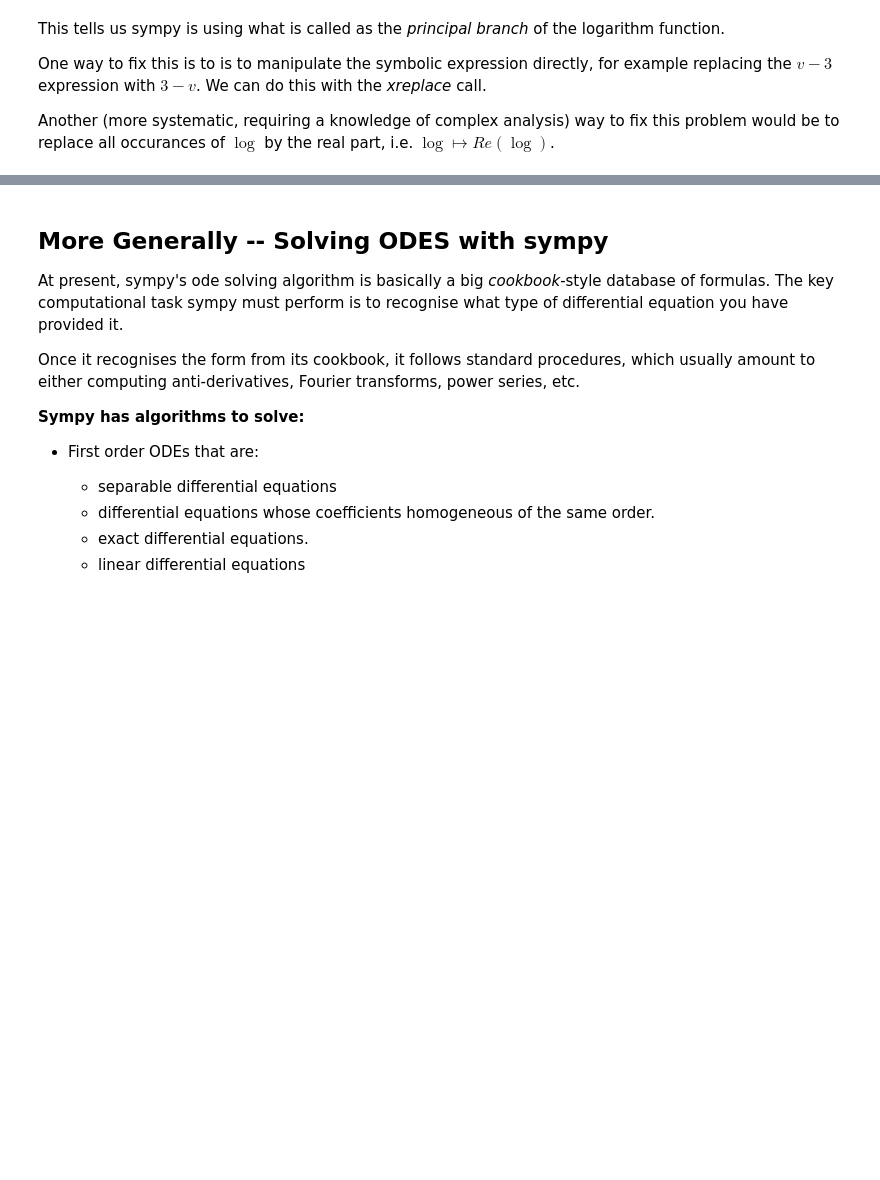
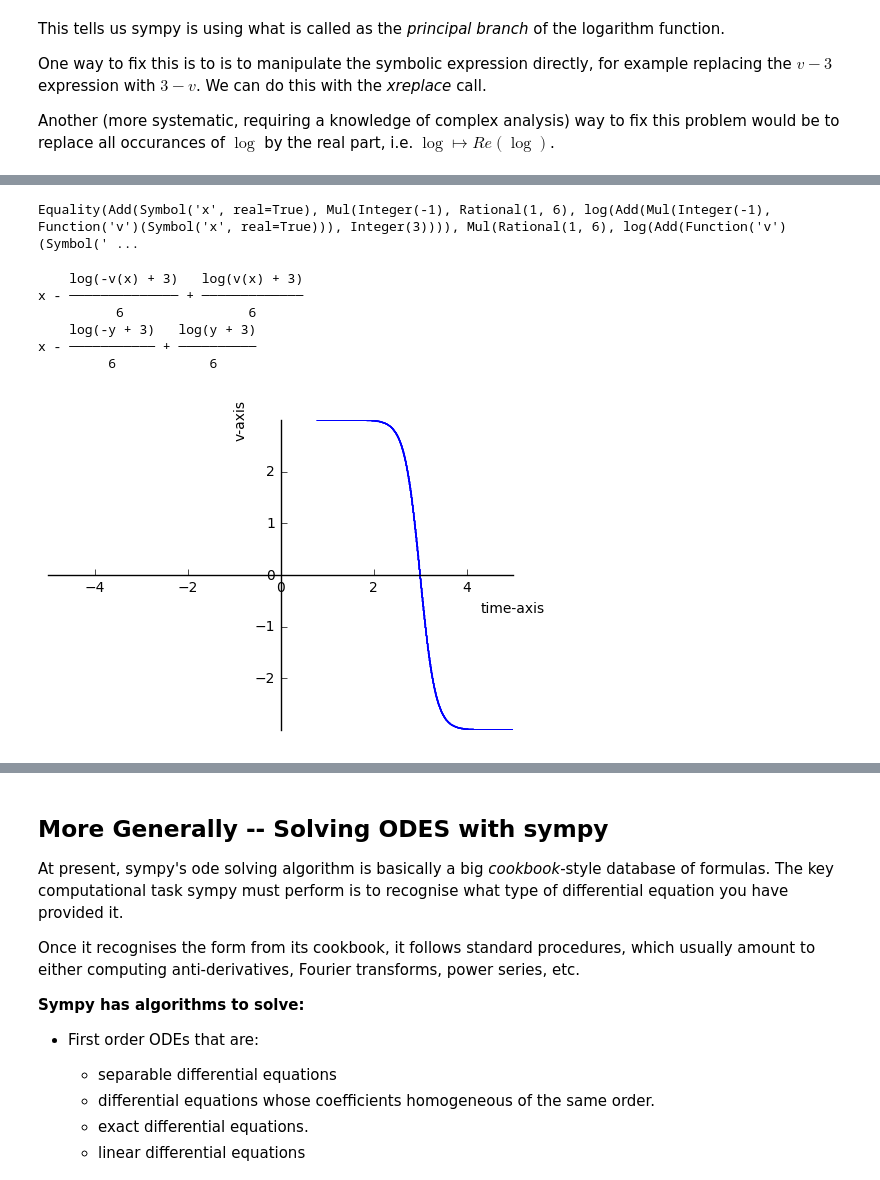
Before and after one commit to hannahraju/math-phys.248-2017, a Jupyter notebook: Week.6/Lecture.1.ipynb, the cells around one changed output, grey strips where cells are left out. Saved outputs shown, nothing was run; the diff lists cells and outputs as text; code cells hidden in the pictures; blank space fills up the shorter version.

```diff
--- a/Week.6/Lecture.1.ipynb
+++ b/Week.6/Lecture.1.ipynb
@@ -199,0 +181,7 @@ C₁
+# %%
+## or we can rewrite the ODE
+ODE = sp.Derivative(f(x), x) - k*f(x)**2 + g
+sp.pprint(ODE)
+sp.pprint(sp.dsolve(ODE))
+## this is called an implicit solution,
+## we have not solved for v(x) explicitly.
@@ -199,0 +204,9 @@ C₁
+# %%
+## Let's plot some solution curves.
+
+SOL = sp.dsolve(ODE)
+
+SOLt = SOL.subs([(g,9), (k,1)])
+## subs is a general command to replace sub-expressions in a Sympy expression
+
+sp.pprint(SOLt)
@@ -213,0 +243,7 @@ Another (more systematic, requiring a knowledge of complex analysis) way to fix
+# %%
+## xreplace example
+sp.pprint(SOLt)
+repl_dict = {f(x)-3 : 3-f(x)}
+sp.pprint(SOLt.xreplace(repl_dict))
+SOLt = SOLt.xreplace(repl_dict)
+sp.pprint(SOLt)
@@ -213,0 +260,31 @@ Another (more systematic, requiring a knowledge of complex analysis) way to fix
+# %%
+## recall how Sympy thinks about our solution
+print(sp.srepr(SOLt))
+# %% [output]
+Equality(Add(Symbol('x', real=True), Mul(Integer(-1), Rational(1, 6), log(Add(Mul(Integer(-1), Function('v')(Symbol('x', real=True))), Integer(3)))), Mul(Rational(1, 6), log(Add(Function('v')(Symbol(' ...
+# %%
+## let's replace v(x) by the symbol y.
+y = sp.Symbol('y')
+sp.pprint(SOLt.args[0])
+SOLp = SOLt.args[0].subs(f(x), y)
+sp.pprint(SOLp)
+# %% [output]
+    log(-v(x) + 3)   log(v(x) + 3)
+x - ────────────── + ─────────────
+          6                6
+    log(-y + 3)   log(y + 3)
+x - ─────────── + ──────────
+         6            6
+# %%
+## how we can plot solutions without solving explicity for y.
+from sympy.plotting import plot_implicit
+from matplotlib import *
+import matplotlib.pyplot as plt
+import matplotlib.patches as patches
+%matplotlib inline
+
+curve1 = plot_implicit(sp.Eq(SOLp, 3), (x, -5, 5), (y, -2.99999, 2.99999),
+                      adaptive=False, points=1000,
+                      xlabel="time-axis", ylabel="v-axis")
+# %% [output]
+[figure, added]
```
Also changed, not shown: parts of 14 cells of this notebook.
